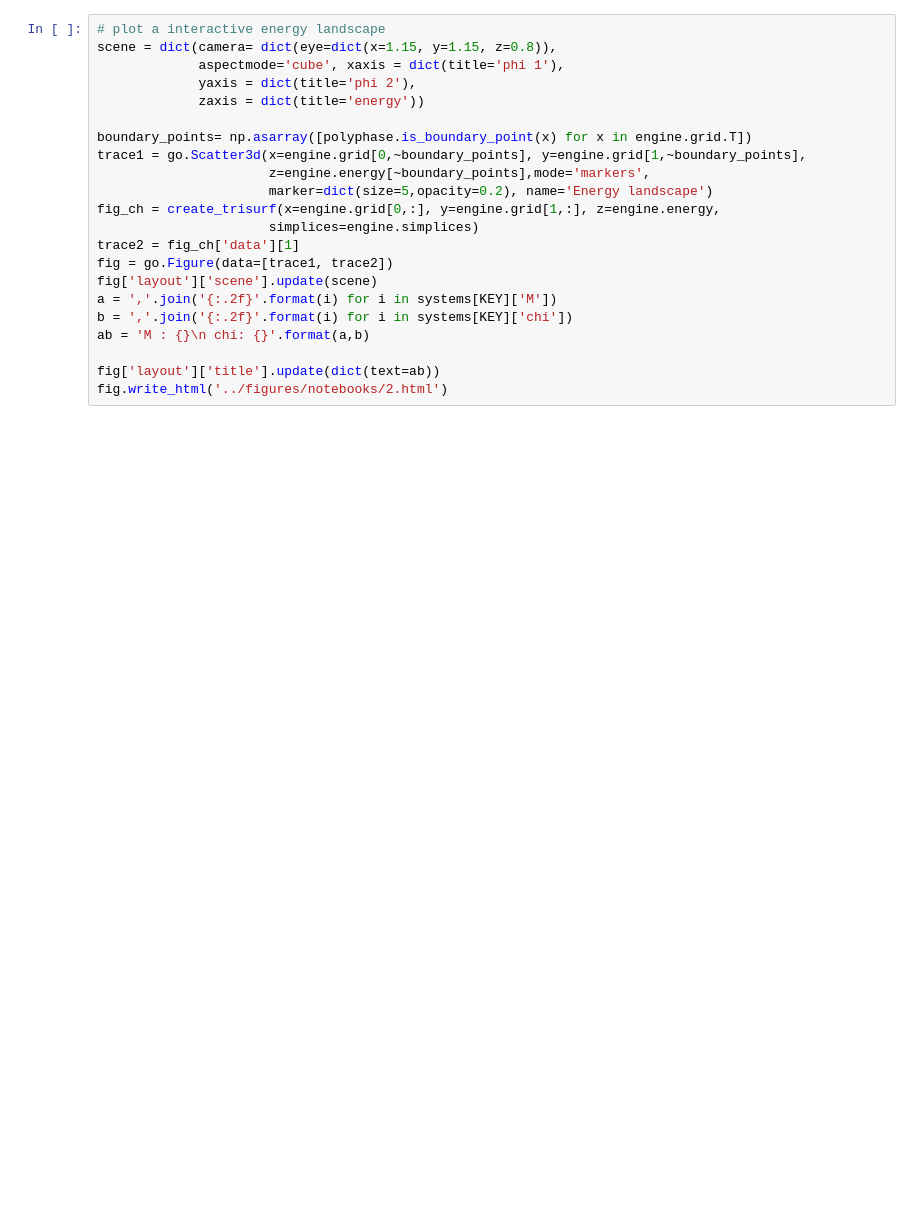
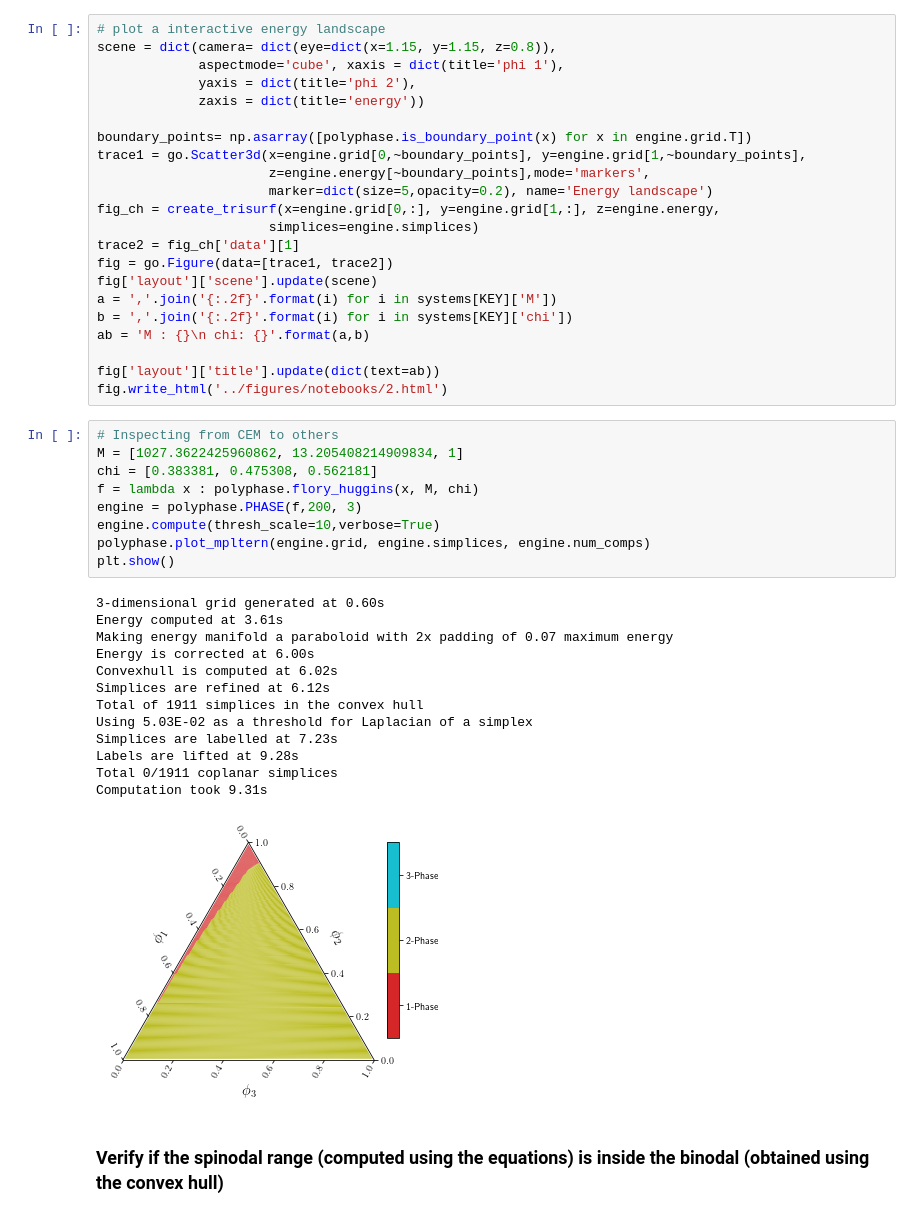
Before and after one commit to kiranvad/polyphase, a Jupyter notebook: notebooks/[ASR]-01-Material_System_Inspection.ipynb, the cells around one changed output. Saved outputs shown, nothing was run; the diff lists cells and outputs as text; blank space fills up the shorter version.

```diff
--- a/notebooks/[ASR]-01-Material_System_Inspection.ipynb
+++ b/notebooks/[ASR]-01-Material_System_Inspection.ipynb
@@ -185,3 +190,28 @@ ab = 'M : {}\n chi: {}'.format(a,b)
 
 fig['layout']['title'].update(dict(text=ab))
 fig.write_html('../figures/notebooks/2.html')
+# %%
+# Inspecting from CEM to others
+M = [1027.3622425960862, 13.205408214909834, 1]
+chi = [0.383381, 0.475308, 0.562181]
+f = lambda x : polyphase.flory_huggins(x, M, chi)
+engine = polyphase.PHASE(f,200, 3)
+engine.compute(thresh_scale=10,verbose=True)
+polyphase.plot_mpltern(engine.grid, engine.simplices, engine.num_comps)
+plt.show()
+# %% [output]
+3-dimensional grid generated at 0.60s
+Energy computed at 3.61s
+Making energy manifold a paraboloid with 2x padding of 0.07 maximum energy
+Energy is corrected at 6.00s
+Convexhull is computed at 6.02s
+Simplices are refined at 6.12s
+Total of 1911 simplices in the convex hull
+Using 5.03E-02 as a threshold for Laplacian of a simplex
+Simplices are labelled at 7.23s
+Labels are lifted at 9.28s
+Total 0/1911 coplanar simplices
+Computation took 9.31s
+[figure, added]
+# %% [markdown]
+### Verify if the spinodal range (computed using the equations) is inside the binodal (obtained using the convex hull)
```
Also changed, not shown: parts of 15 cells of this notebook, 5 other files.
